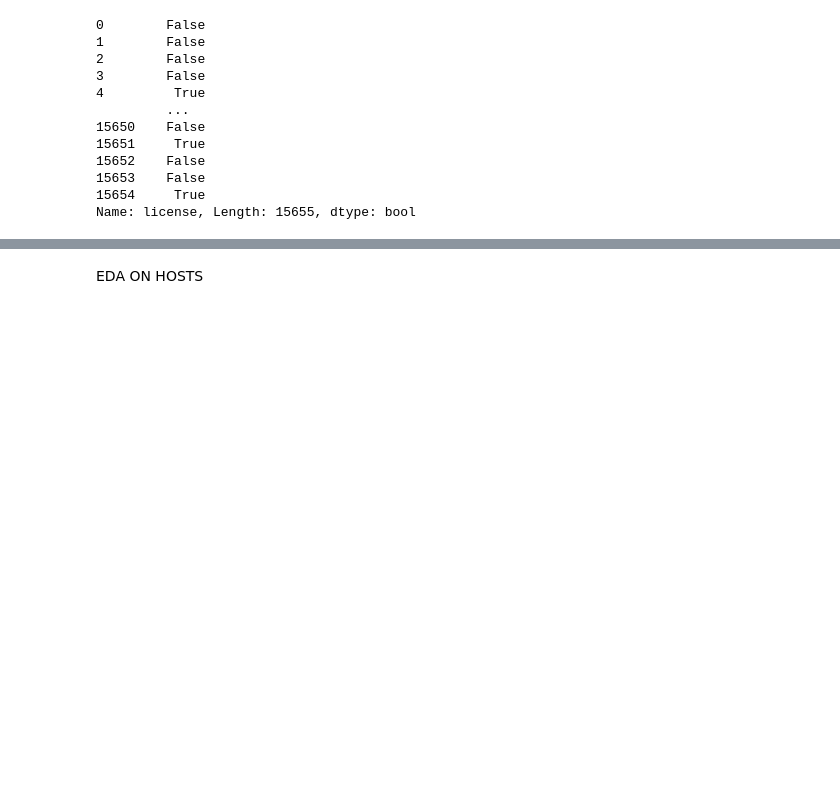
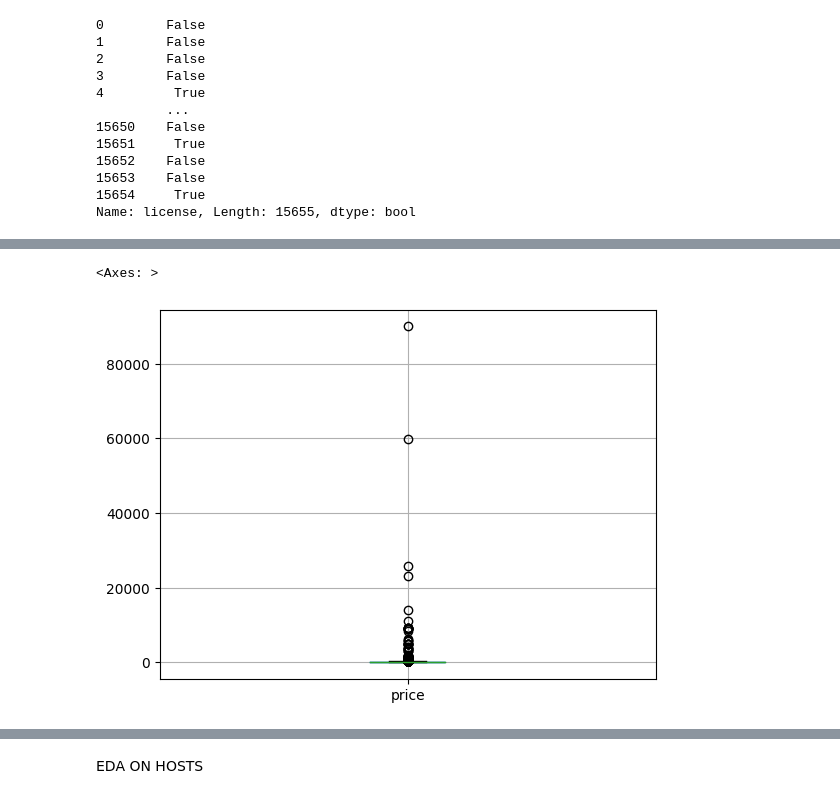
Before and after one commit to scheinmensch/Infringement_Detection_on_Airbnb, a Jupyter notebook: notebooks/Barcelona EDA.ipynb, the cells around one changed output, grey strips where cells are left out. Cells and saved outputs as stored; diff of their text form; code cells hidden in the pictures; blank space fills up the shorter version.

```diff
--- a/notebooks/Barcelona EDA.ipynb
+++ b/notebooks/Barcelona EDA.ipynb
@@ -254,0 +153,3 @@ Index(['id', 'listing_url', 'name', 'host_id', 'host_url', 'host_name',
+# %%
+# drop bathrooms column since it only contains NaN values
+bcn = bcn.drop(['bathrooms', 'calendar_updated'], axis=1)
@@ -254,0 +200,6 @@ Index(['id', 'listing_url', 'name', 'host_id', 'host_url', 'host_name',
+# %%
+bcn['price'] = bcn['price'].str[1:]
+# %%
+bcn['price'] = bcn['price'].str.replace(',','')
+# %%
+bcn['price'] = pd.to_numeric(bcn['price'])
@@ -254,0 +218,6 @@ Index(['id', 'listing_url', 'name', 'host_id', 'host_url', 'host_name',
+# %%
+# check for outliers
+bcn.boxplot(column='price')
+# %% [output]
+<Axes: >
+[figure, added]
```
Also changed, not shown: parts of 62 cells of this notebook.
